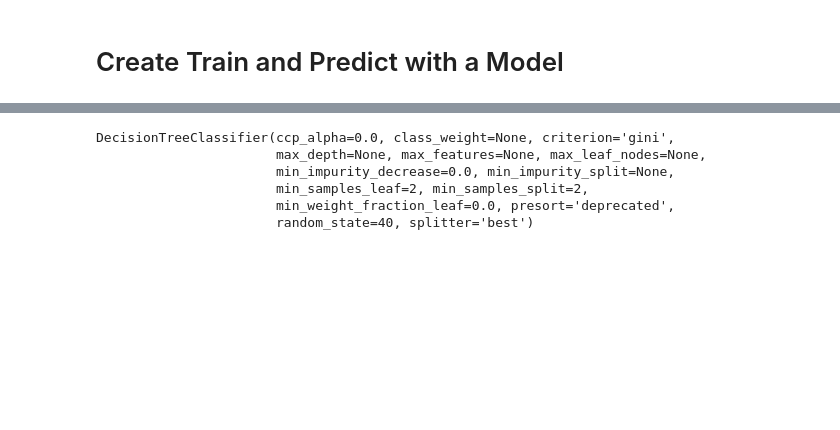
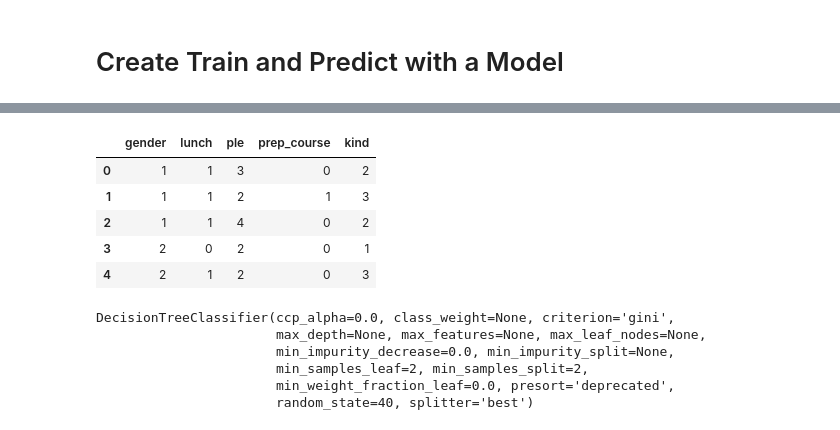
Before and after one commit to hilaa936/jb-final-proj, a Jupyter notebook: StudentPerformanceInExams.ipynb, the cells around one changed output, grey strips where cells are left out. Cells and saved outputs as stored; diff of their text form; code cells hidden in the pictures; blank space fills up the shorter version.

```diff
--- a/StudentPerformanceInExams.ipynb
+++ b/StudentPerformanceInExams.ipynb
@@ -412,6 +421,15 @@ from sklearn.tree import DecisionTreeClassifier
 # %%
 X = dff1.drop(columns=['passed', 'math', 'reading', 'writing'], axis=1)
 y = dff1.passed
+# %%
+X.head()
+# %% [output]
+|  | gender | lunch | ple | prep_course | kind |
+| 0 | 1 | 1 | 3 | 0 | 2 |
+| 1 | 1 | 1 | 2 | 1 | 3 |
+| 2 | 1 | 1 | 4 | 0 | 2 |
+| 3 | 2 | 0 | 2 | 0 | 1 |
+| 4 | 2 | 1 | 2 | 0 | 3 |
 # %%
 X_train, X_test, y_train, y_test = train_test_split(X,y, test_size= 0.2, random_state=42)
 # %%
```
Also changed, not shown: parts of 4 cells of this notebook, 6 other files.
